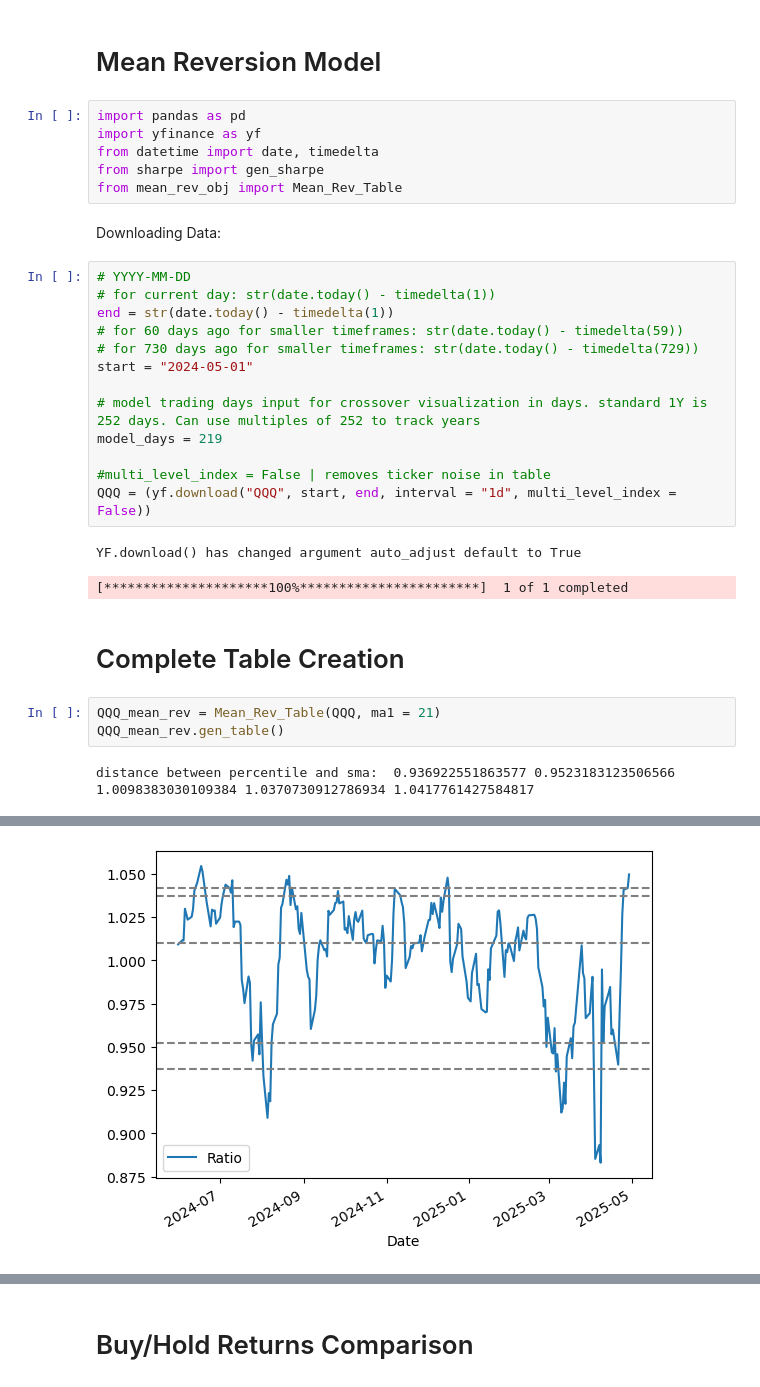
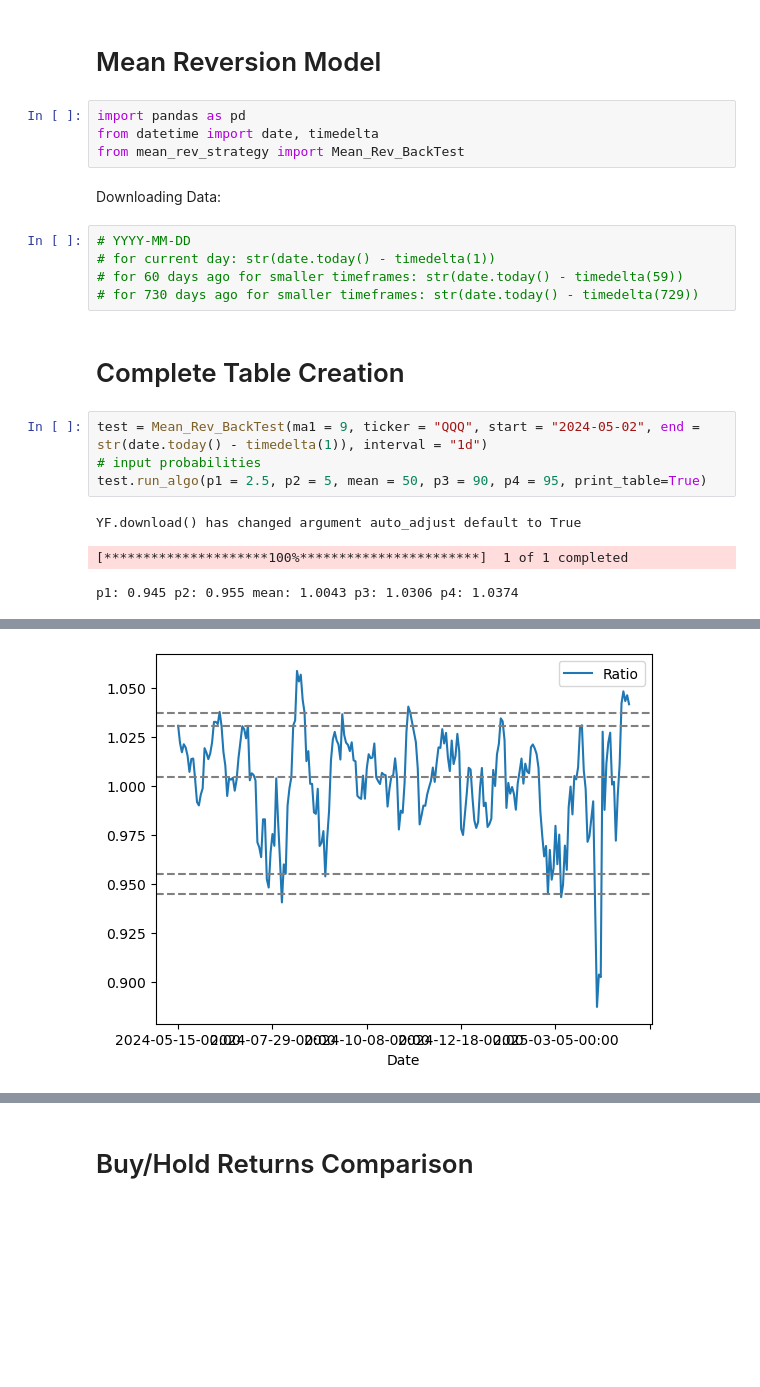
Before and after one commit to FilBillions/Mean_Reversion, a Jupyter notebook: Mean_Reversion_Model.ipynb, the cells around one changed output, grey strips where cells are left out. Saved outputs shown, nothing was run; the diff lists cells and outputs as text; blank space fills up the shorter version.

```diff
--- a/Mean_Reversion_Model.ipynb
+++ b/Mean_Reversion_Model.ipynb
@@ -2,32 +2,22 @@
 # Mean Reversion Model
 # %%
 import pandas as pd
-import yfinance as yf
 from datetime import date, timedelta
-from sharpe import gen_sharpe
-from mean_rev_obj import Mean_Rev_Table
+from mean_rev_strategy import Mean_Rev_BackTest
 # %% [markdown]
 Downloading Data:
 # %%
 # YYYY-MM-DD
 # for current day: str(date.today() - timedelta(1))
-end = str(date.today() - timedelta(1))
 # for 60 days ago for smaller timeframes: str(date.today() - timedelta(59))
 # for 730 days ago for smaller timeframes: str(date.today() - timedelta(729))
-start = "2024-05-01"
-
-# model trading days input for crossover visualization in days. standard 1Y is 252 days. Can use multiples of 252 to track years
-model_days = 219
-
-#multi_level_index = False | removes ticker noise in table
-QQQ = (yf.download("QQQ", start, end, interval = "1d", multi_level_index = False))
-# %% [output]
-YF.download() has changed argument auto_adjust default to True
-[*********************100%***********************]  1 of 1 completed
 # %% [markdown]
 # Complete Table Creation
 # %%
-QQQ_mean_rev = Mean_Rev_Table(QQQ, ma1 = 21)
-QQQ_mean_rev.gen_table()
+test = Mean_Rev_BackTest(ma1 = 9, ticker = "QQQ", start = "2024-05-02", end = str(date.today() - timedelta(1)), interval = "1d")
+# input probabilities
+test.run_algo(p1 = 2.5, p2 = 5, mean = 50, p3 = 90, p4 = 95, print_table=True)
 # %% [output]
-distance between percentile and sma:  0.936922551863577 0.9523183123506566 1.0098383030109384 1.0370730912786934 1.0417761427584817
+YF.download() has changed argument auto_adjust default to True
+[*********************100%***********************]  1 of 1 completed
+p1: 0.945 p2: 0.955 mean: 1.0043 p3: 1.0306 p4: 1.0374
@@ -52 +42 @@ distance between percentile and sma:  0.936922551863577 0.9523183123506566 1.009
-[figure, old version]
+[figure, new version]
```
Also changed, not shown: parts of 7 cells of this notebook, 5 other files.
